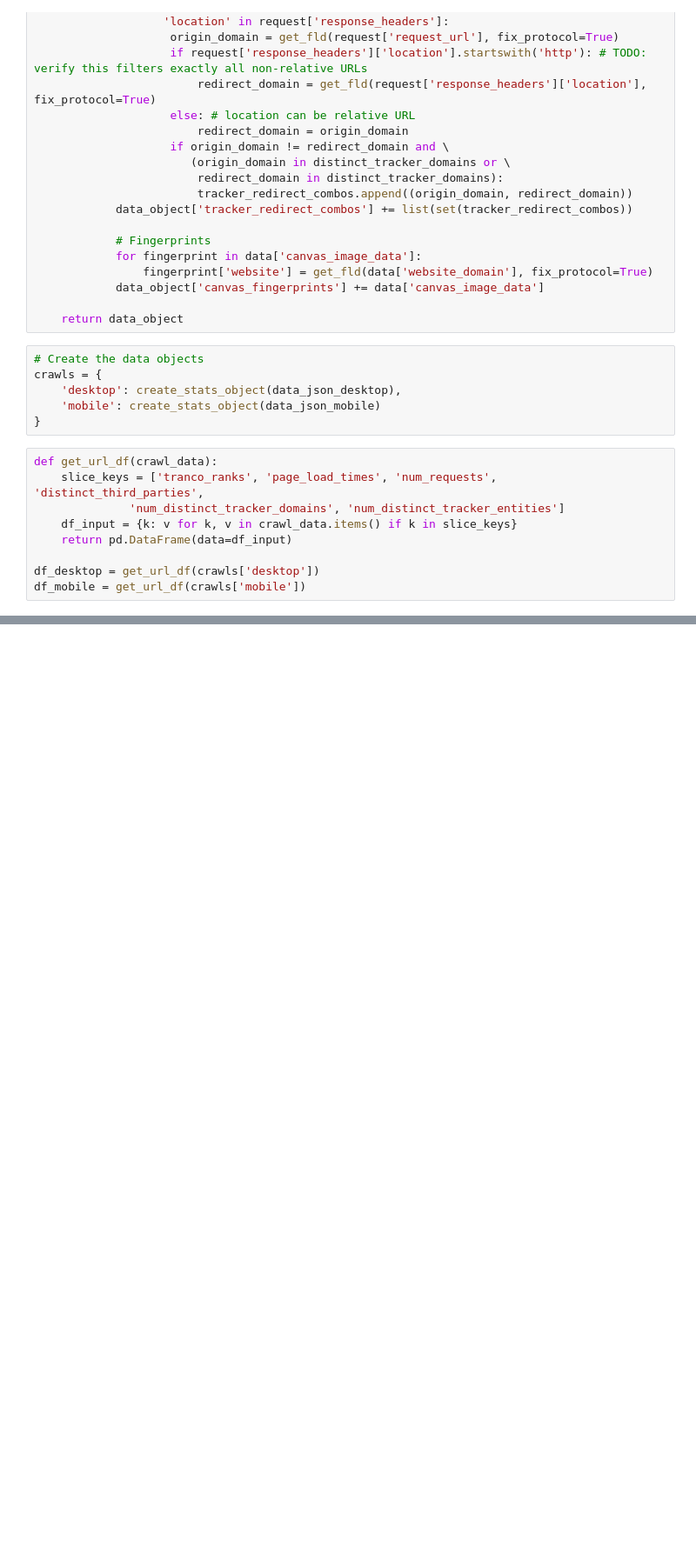
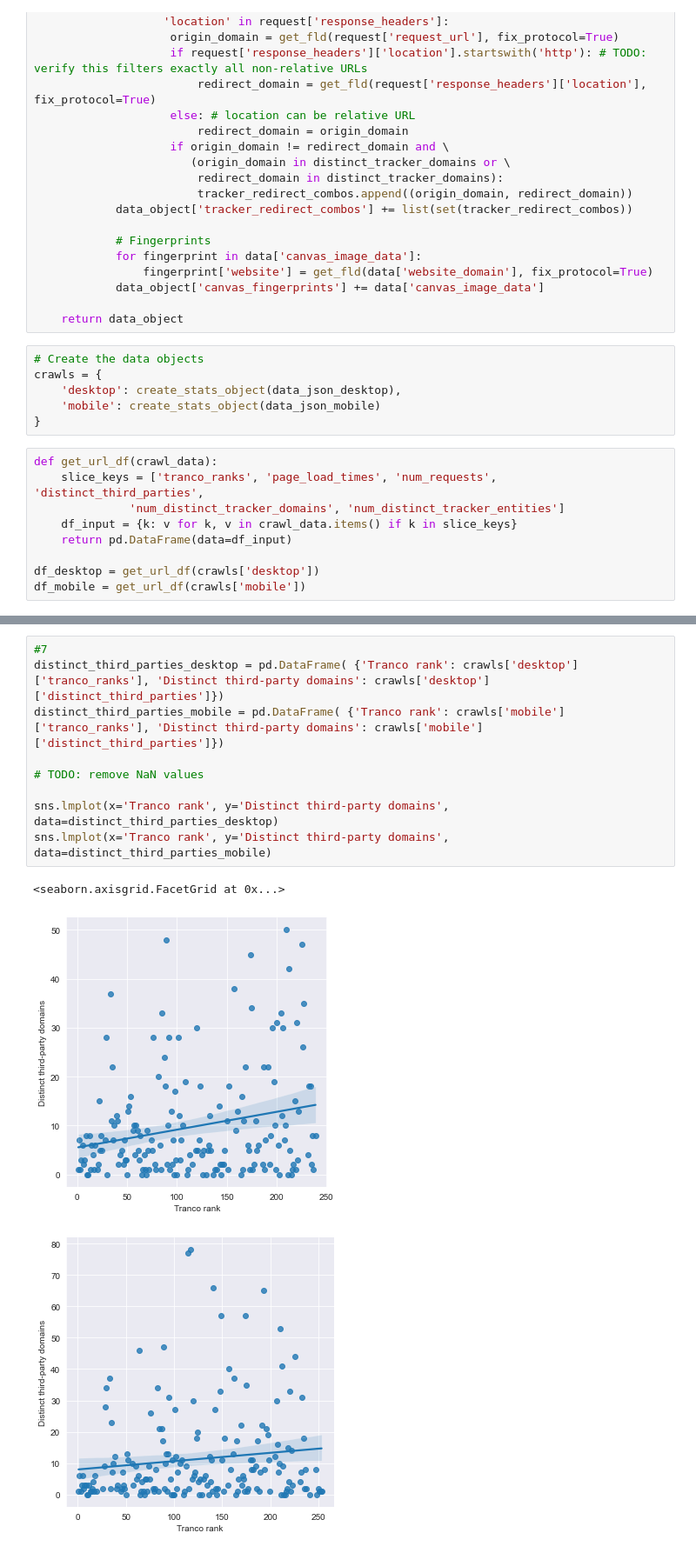
Before and after one commit to JobDoesburg/capita-selecta-selenium-crawler, a Jupyter notebook: analysis/analysis.ipynb, the cells around one changed output, grey strips where cells are left out. Shown at 87% size. Saved outputs shown, nothing was run; the diff lists cells and outputs as text; blank space fills up the shorter version.

```diff
--- a/analysis/analysis.ipynb
+++ b/analysis/analysis.ipynb
@@ -353 +328,14 @@ print_ten_most_prev_websites_table(crawls['desktop']['third_party_tracker_entiti
+# %%
+#7
+distinct_third_parties_desktop = pd.DataFrame( {'Tranco rank': crawls['desktop']['tranco_ranks'], 'Distinct third-party domains': crawls['desktop']['distinct_third_parties']})
+distinct_third_parties_mobile = pd.DataFrame( {'Tranco rank': crawls['mobile']['tranco_ranks'], 'Distinct third-party domains': crawls['mobile']['distinct_third_parties']})
+
+# TODO: remove NaN values
+
+sns.lmplot(x='Tranco rank', y='Distinct third-party domains', data=distinct_third_parties_desktop)
+sns.lmplot(x='Tranco rank', y='Distinct third-party domains', data=distinct_third_parties_mobile)
+# %% [output]
+<seaborn.axisgrid.FacetGrid at 0x...>
+[figure, added]
+[figure, added]
 # %%
```
Also changed, not shown: parts of 8 cells of this notebook.
